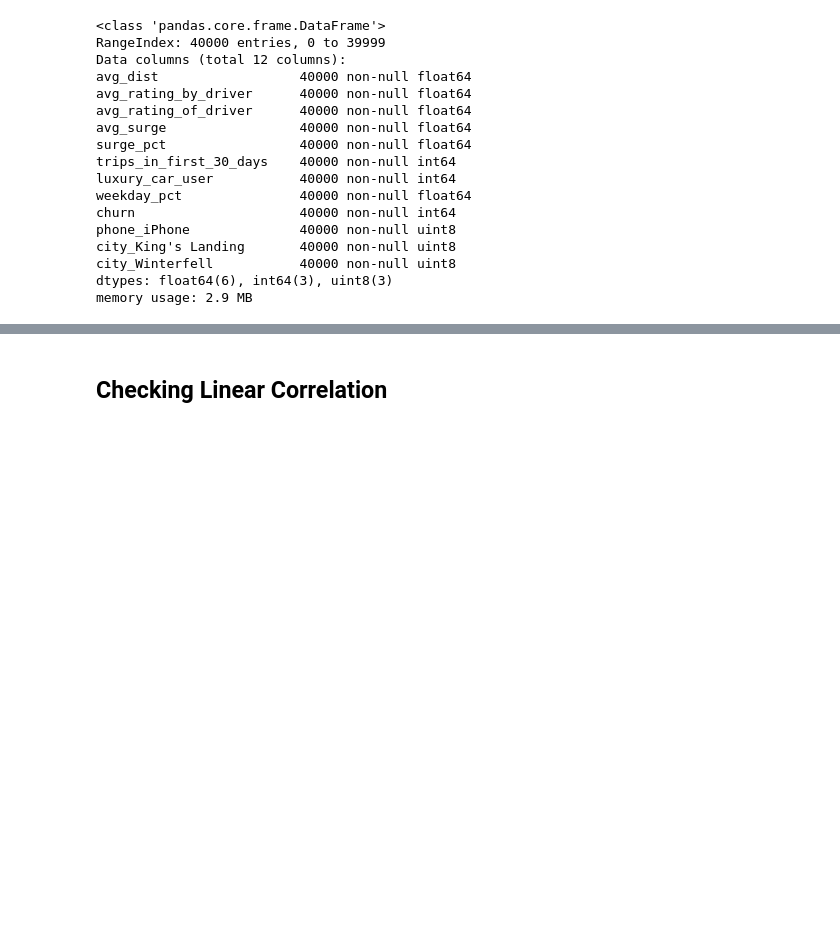
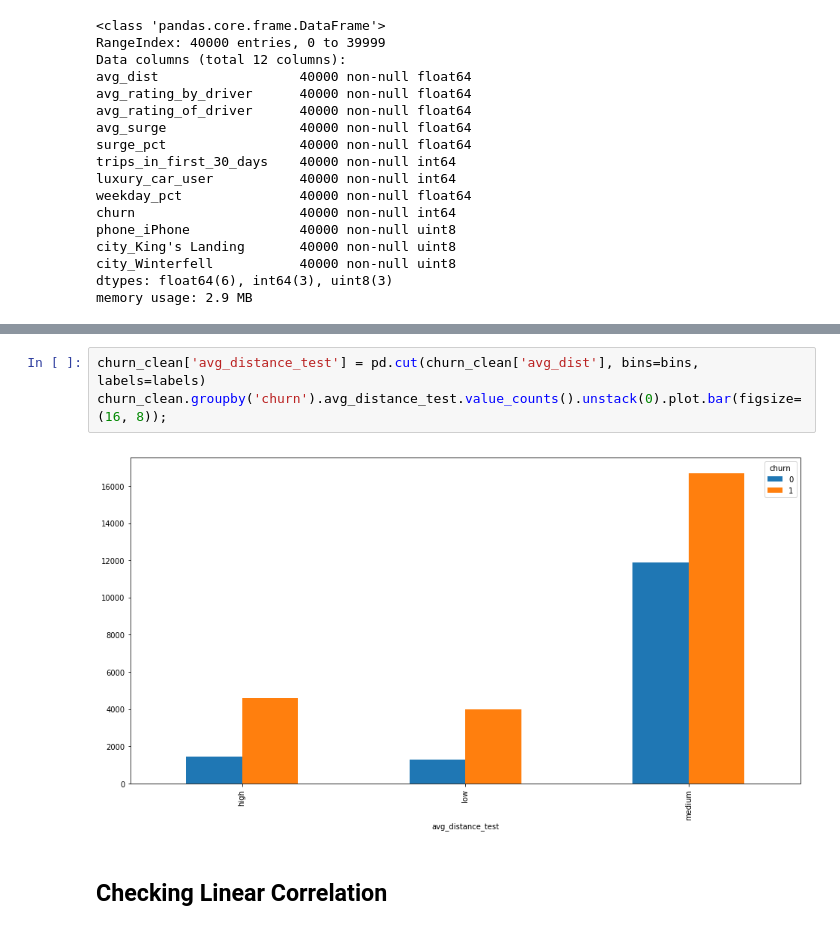
Before and after one commit to kuroodi/Churn_Analysis_Case_Study, a Jupyter notebook: eda/eda.ipynb, the cells around one changed output, grey strips where cells are left out. Saved outputs shown, nothing was run; the diff lists cells and outputs as text; blank space fills up the shorter version.

```diff
--- a/eda/eda.ipynb
+++ b/eda/eda.ipynb
@@ -195,3 +218,8 @@ memory usage: 2.9 MB
+# %%
+churn_clean['avg_distance_test'] = pd.cut(churn_clean['avg_dist'], bins=bins, labels=labels)
+churn_clean.groupby('churn').avg_distance_test.value_counts().unstack(0).plot.bar(figsize=(16, 8));
+# %% [output]
+[figure, added]
 # %% [markdown]
 ## Checking Linear Correlation
 # %%
```
Also changed, not shown: parts of 8 cells of this notebook.
